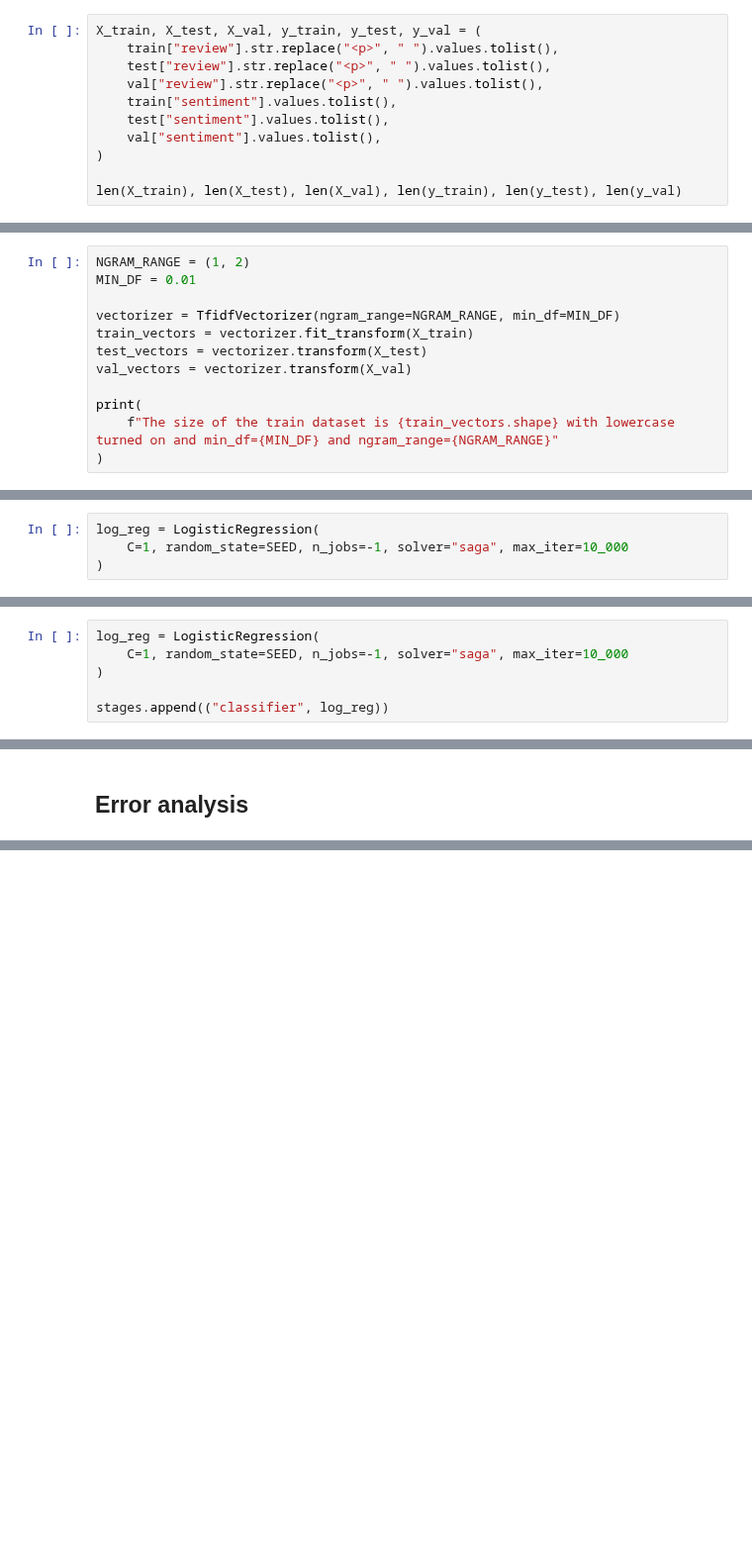
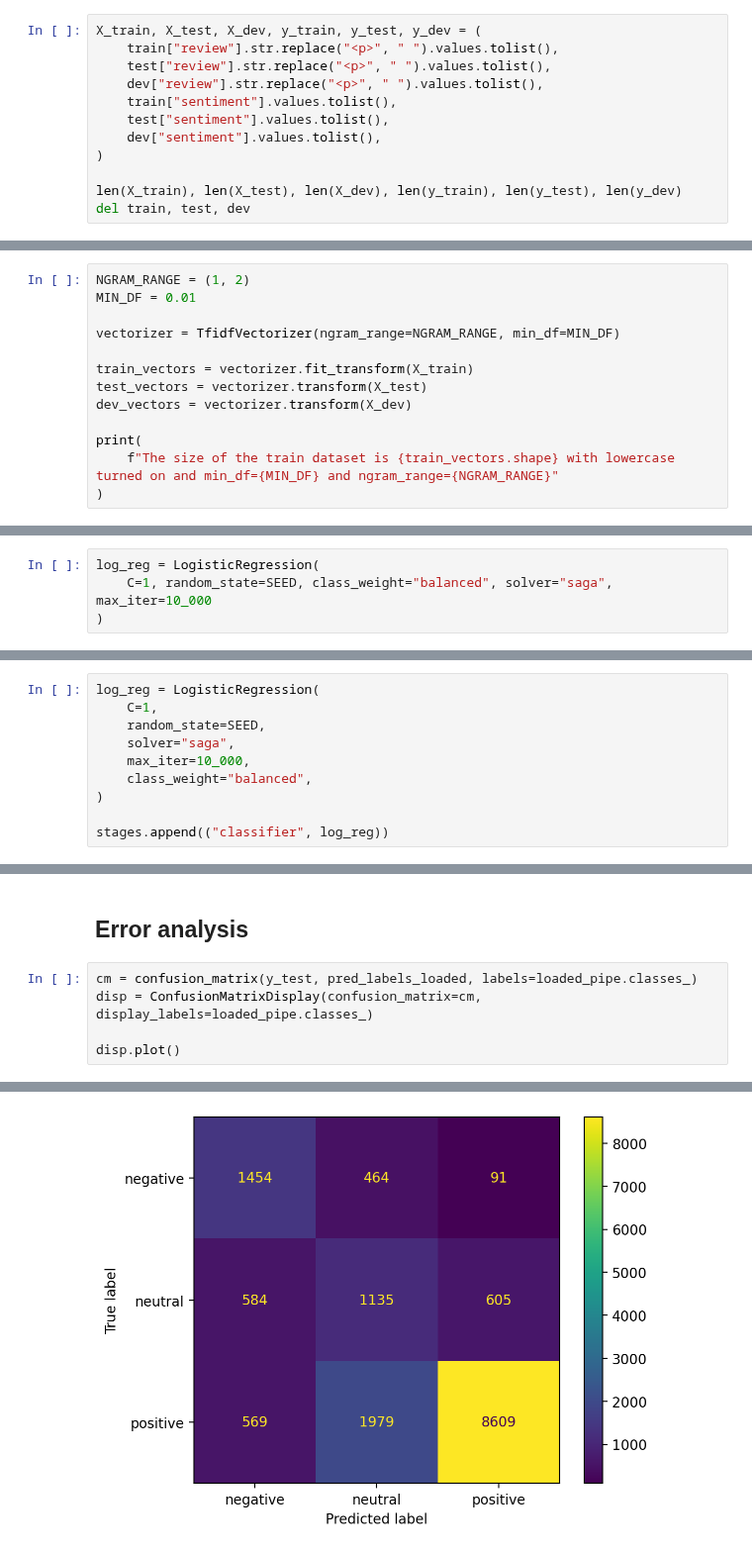
Before and after one commit to Extremesarova/shows_analysis, a Jupyter notebook: shows_analysis/notebooks/4_sentiment_analysis/01_baseline.ipynb, the cells around one changed output, grey strips where cells are left out. Shown at 99% size. Cells and saved outputs as stored; diff of their text form; blank space fills up the shorter version.

Commit message:
Started working on error analysis + added class weights to logistic regression

```diff
--- a/shows_analysis/notebooks/4_sentiment_analysis/01_baseline.ipynb
+++ b/shows_analysis/notebooks/4_sentiment_analysis/01_baseline.ipynb
@@ -69,13 +77,14 @@ val = reviews[reviews["fold"] == "val"]
 
 del reviews
 # %%
-X_train, X_test, X_val, y_train, y_test, y_val = (
+X_train, X_test, X_dev, y_train, y_test, y_dev = (
     train["review"].str.replace("<p>", " ").values.tolist(),
     test["review"].str.replace("<p>", " ").values.tolist(),
-    val["review"].str.replace("<p>", " ").values.tolist(),
+    dev["review"].str.replace("<p>", " ").values.tolist(),
     train["sentiment"].values.tolist(),
     test["sentiment"].values.tolist(),
-    val["sentiment"].values.tolist(),
+    dev["sentiment"].values.tolist(),
 )
 
-len(X_train), len(X_test), len(X_val), len(y_train), len(y_test), len(y_val)
+len(X_train), len(X_test), len(X_dev), len(y_train), len(y_test), len(y_dev)
+del train, test, dev
@@ -216,9 +233,10 @@ NGRAM_RANGE = (1, 2)
 MIN_DF = 0.01
 
 vectorizer = TfidfVectorizer(ngram_range=NGRAM_RANGE, min_df=MIN_DF)
+
 train_vectors = vectorizer.fit_transform(X_train)
 test_vectors = vectorizer.transform(X_test)
-val_vectors = vectorizer.transform(X_val)
+dev_vectors = vectorizer.transform(X_dev)
 
 print(
     f"The size of the train dataset is {train_vectors.shape} with lowercase turned on and min_df={MIN_DF} and ngram_range={NGRAM_RANGE}"
@@ -244,7 +262,7 @@ From my experience, usually `(1, 2)` is a good default value for the `ngram_rang
 For the base model, I always use logistic regression as a classifier.
 # %%
 log_reg = LogisticRegression(
-    C=1, random_state=SEED, n_jobs=-1, solver="saga", max_iter=10_000
+    C=1, random_state=SEED, class_weight="balanced", solver="saga", max_iter=10_000
 )
 # %%
 log_reg.fit(train_vectors, y_train)
@@ -314,7 +332,11 @@ stages.append(("vectorizer", review_vectorizer))
 ### Classifying reviews with Logistic Regression
 # %%
 log_reg = LogisticRegression(
-    C=1, random_state=SEED, n_jobs=-1, solver="saga", max_iter=10_000
+    C=1,
+    random_state=SEED,
+    solver="saga",
+    max_iter=10_000,
+    class_weight="balanced",
 )
 
 stages.append(("classifier", log_reg))
@@ -437,3 +461,9 @@ F1 score with micro-averaging is 0.80139
 Yep, pickle works well, but has some [security & maintainability issues](https://scikit-learn.org/stable/model_persistence.html#security-maintainability-limitations).
 # %% [markdown]
 ## Error analysis
+# %%
+cm = confusion_matrix(y_test, pred_labels_loaded, labels=loaded_pipe.classes_)
+disp = ConfusionMatrixDisplay(confusion_matrix=cm, display_labels=loaded_pipe.classes_)
+
+disp.plot()
+# %% [output]
@@ -439,0 +471 @@ Yep, pickle works well, but has some [security & maintainability issues](https:/
+[figure, added]
```
Also changed, not shown: parts of 15 cells of this notebook, 1 other file.
